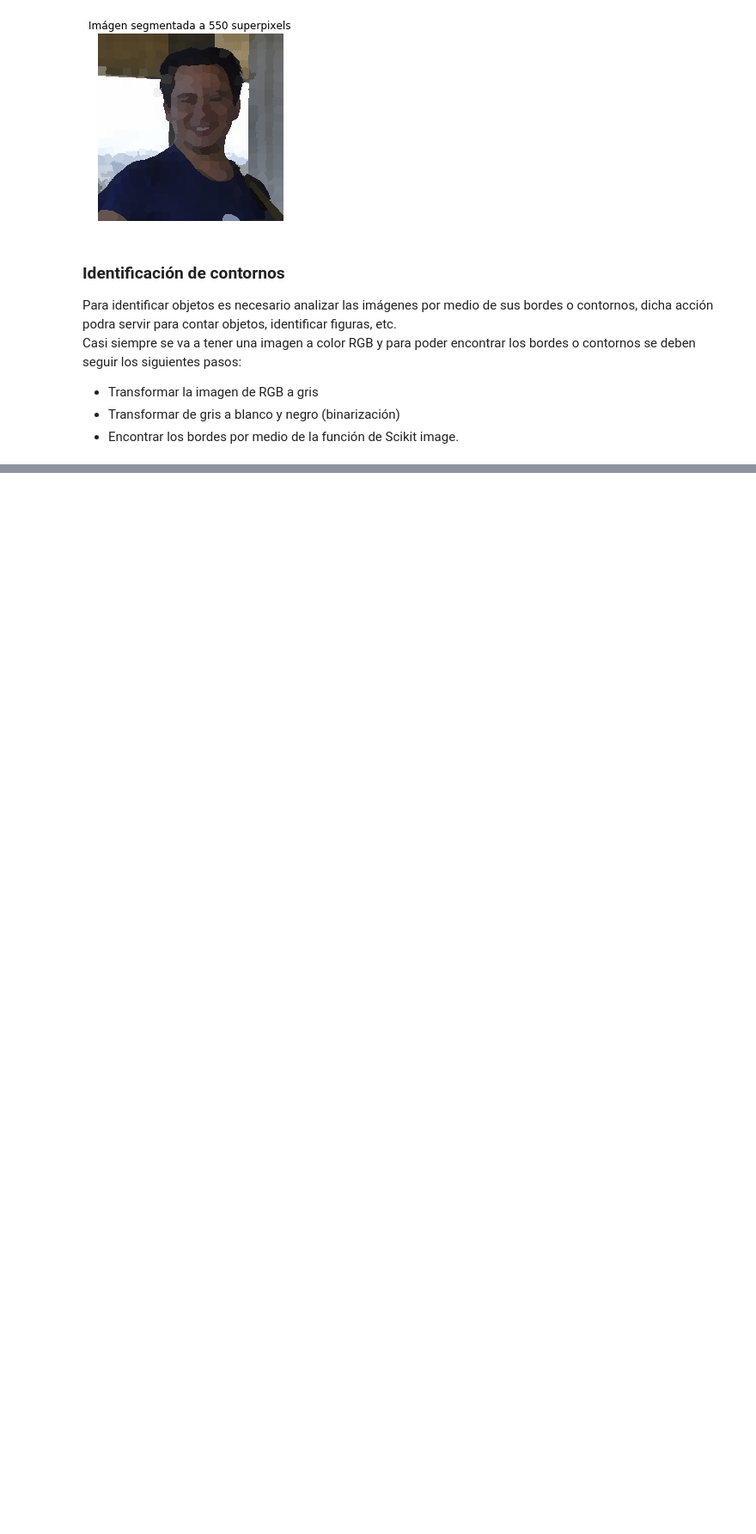
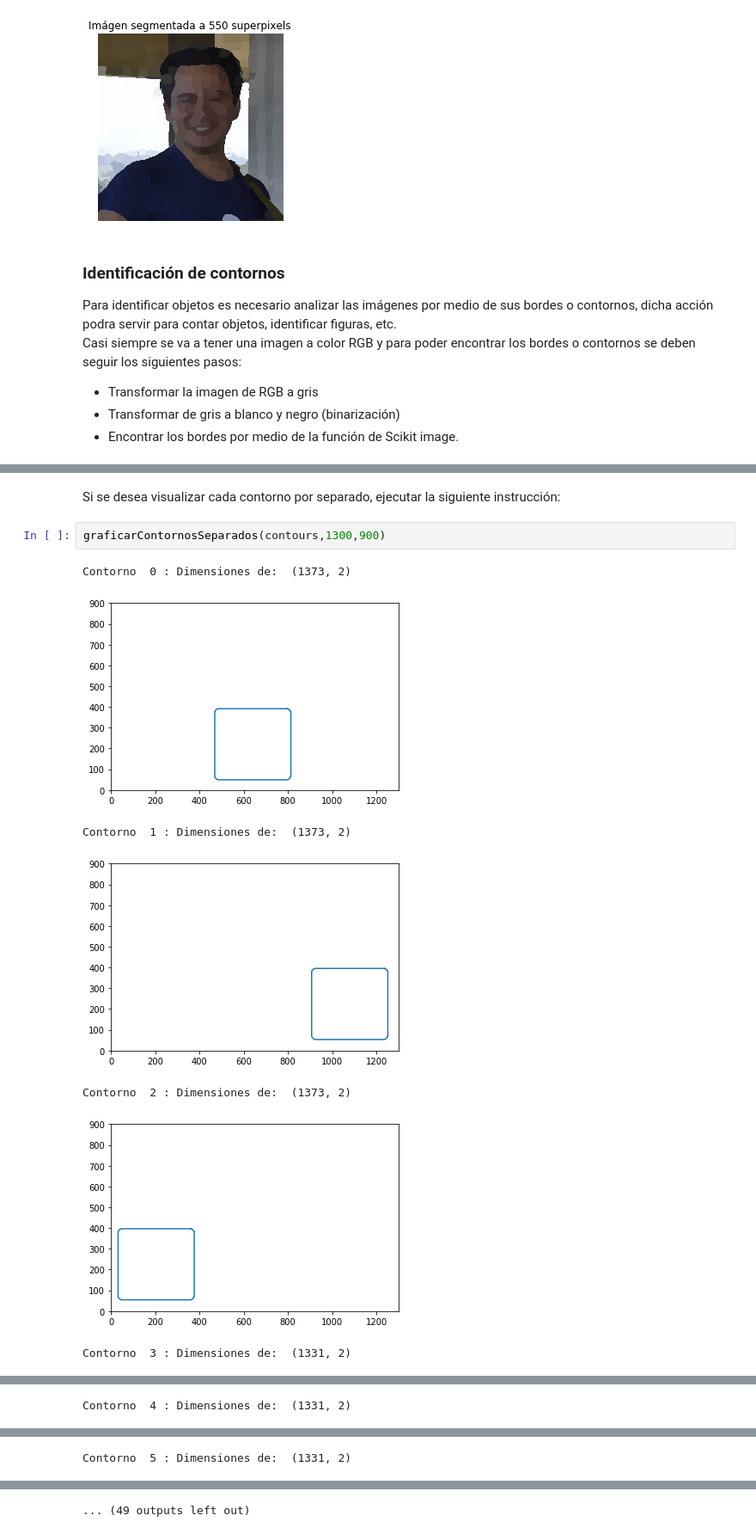
Before and after one commit to epinedaWorks/ProcesadoDeImagenes, a Jupyter notebook: ProcesamientoDeImagenesParte3.ipynb, the cells around one changed output, grey strips where cells are left out. Shown at 86% size. Drawn from its saved outputs; the diff is of its cells as text; blank space fills up the shorter version.

```diff
--- a/ProcesamientoDeImagenesParte3.ipynb
+++ b/ProcesamientoDeImagenesParte3.ipynb
@@ -319,0 +421,12 @@ https://campus.datacamp.com/courses/image-processing-in-python/advanced-operatio
+# %% [markdown]
+Si se desea visualizar cada contorno por separado, ejecutar la siguiente instrucción:
+# %%
+graficarContornosSeparados(contours,1300,900)
+# %% [output]
+Contorno  0 : Dimensiones de:  (1373, 2)
+[figure, added]
+Contorno  1 : Dimensiones de:  (1373, 2)
+[figure, added]
+Contorno  2 : Dimensiones de:  (1373, 2)
+[figure, added]
+Contorno  3 : Dimensiones de:  (1331, 2)
@@ -319,0 +434 @@ https://campus.datacamp.com/courses/image-processing-in-python/advanced-operatio
+Contorno  4 : Dimensiones de:  (1331, 2)
@@ -319,0 +436 @@ https://campus.datacamp.com/courses/image-processing-in-python/advanced-operatio
+Contorno  5 : Dimensiones de:  (1331, 2)
@@ -319,0 +438 @@ https://campus.datacamp.com/courses/image-processing-in-python/advanced-operatio
+... (49 outputs left out)
```
Also changed, not shown: parts of 24 cells of this notebook, 5 other files.
